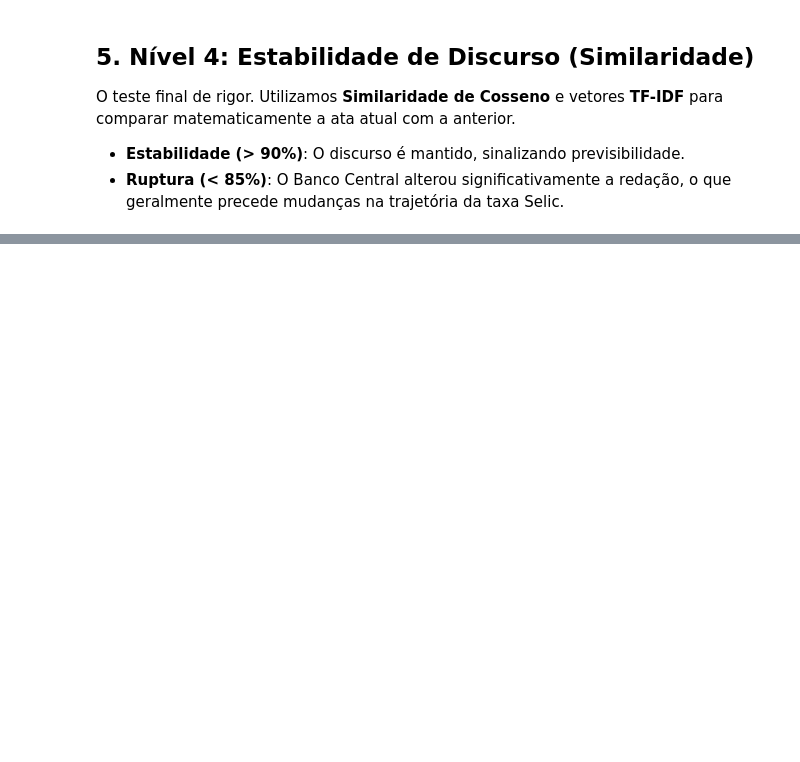
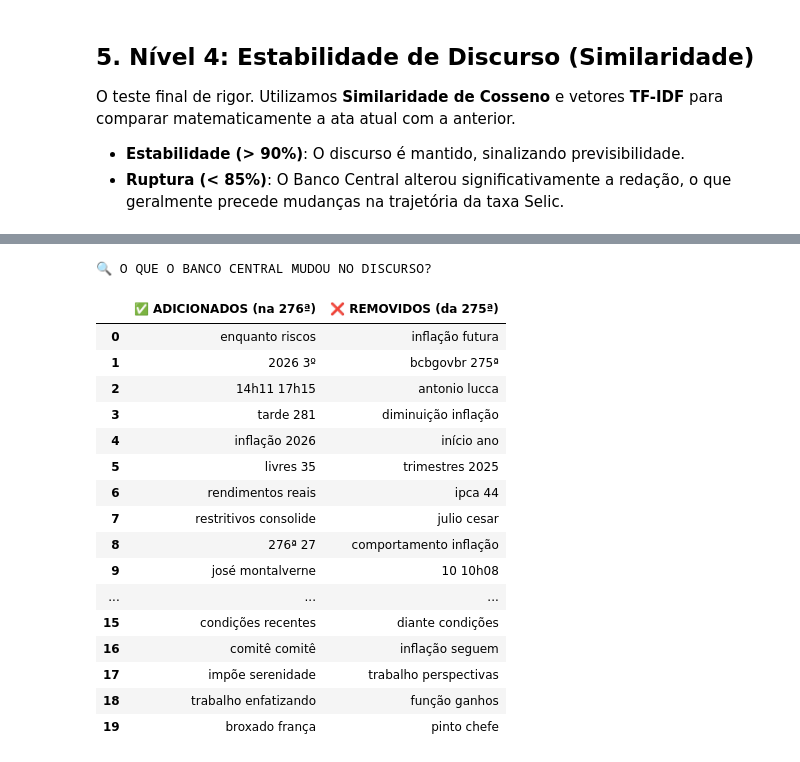
Before and after one commit to Euricojr/Analises-COPOM, a Jupyter notebook: Analises_atas_copom.ipynb, the cells around one changed output, grey strips where cells are left out. Cells and saved outputs as stored; diff of their text form; code cells hidden in the pictures; blank space fills up the shorter version.

```diff
--- a/Analises_atas_copom.ipynb
+++ b/Analises_atas_copom.ipynb
@@ -249,0 +358,73 @@ plt.show()
+# %%
+import re
+import pandas as pd
+from nltk.util import ngrams
+from IPython.display import display
+
+# 1. DEFINIÇÃO DA FUNÇÃO (O que estava faltando na sua memória)
+def extrair_conjunto_bigramas(texto):
+    """Limpa o texto e retorna um conjunto (set) de bigramas únicos."""
+    if not texto or texto == "ERRO":
+        return set()
+
+    # Limpeza: apenas letras e espaços
+    texto_limpo = re.sub(r'[^\w\s]', '', texto.lower())
+    # Tokenização e remoção de stop_words
+    palavras = [p for p in texto_limpo.split() if p not in stop_words]
+
+    # Geramos os bigramas (duplas)
+    return set(ngrams(palavras, 2))
+
+# 2. IDENTIFICAÇÃO DAS ATAS E TÍTULOS
+# Posição 0 é a atual, Posição 1 é a anterior
+ata_atual = df_copom.iloc[0]['texto_integral']
+ata_anterior = df_copom.iloc[1]['texto_integral']
+
+titulo_atual = df_copom.iloc[0]['Titulo']
+titulo_anterior = df_copom.iloc[1]['Titulo']
+
+# 3. FILTRO DE RUÍDO (Remove nomes de diretores e termos irrelevantes)
+lista_negra = ['picchetti', 'rodrigo', 'saulo', 'benchimol', 'mario', 'mesquita', 'janeiro', 'fevereiro']
+
+# 4. CÁLCULO DOS CONJUNTOS (Delta Real)
+set_atual = extrair_conjunto_bigramas(ata_atual)
+set_anterior = extrair_conjunto_bigramas(ata_anterior)
+
+# 5. GERANDO AS LISTAS FILTRADAS
+# Adicionados: O que tem na atual que não tinha na anterior
+novos = [" ".join(bg) for bg in (set_atual - set_anterior)
+         if not any(word in bg for word in lista_negra)]
+
+# Removidos: O que tinha na anterior que foi retirado da atual
+removidos = [" ".join(bg) for bg in (set_anterior - set_atual)
+             if not any(word in bg for word in lista_negra)]
+
+# 6. CRIAÇÃO DA TABELA COMPARATIVA
+max_len = max(len(novos), len(removidos))
+df_delta = pd.DataFrame({
+    f"✅ ADICIONADOS (na {titulo_atual.split(' ')[0]})": novos + [''] * (max_len - len(novos)),
+    f"❌ REMOVIDOS (da {titulo_anterior.split(' ')[0]})": removidos + [''] * (max_len - len(removidos))
+})
+
+# 7. EXIBIÇÃO PROFISSIONAL
+print(f"🔍 O QUE O BANCO CENTRAL MUDOU NO DISCURSO?")
+display(df_delta.head(20).style.set_properties(**{'text-align': 'left', 'border': '1px solid lightgrey'}))
+# %% [output]
+🔍 O QUE O BANCO CENTRAL MUDOU NO DISCURSO?
+|  | ✅ ADICIONADOS (na 276ª) | ❌ REMOVIDOS (da 275ª) |
+| 0 | enquanto riscos | inflação futura |
+| 1 | 2026 3º | bcbgovbr 275ª |
+| 2 | 14h11 17h15 | antonio lucca |
+| 3 | tarde 281 | diminuição inflação |
+| 4 | inflação 2026 | início ano |
+| 5 | livres 35 | trimestres 2025 |
+| 6 | rendimentos reais | ipca 44 |
+| 7 | restritivos consolide | julio cesar |
+| 8 | 276ª 27 | comportamento inflação |
+| 9 | josé montalverne | 10 10h08 |
+| ... | ... | ... |
+| 15 | condições recentes | diante condições |
+| 16 | comitê comitê | inflação seguem |
+| 17 | impõe serenidade | trabalho perspectivas |
+| 18 | trabalho enfatizando | função ganhos |
+| 19 | broxado frança | pinto chefe |
```
Also changed, not shown: parts of 10 cells of this notebook.
